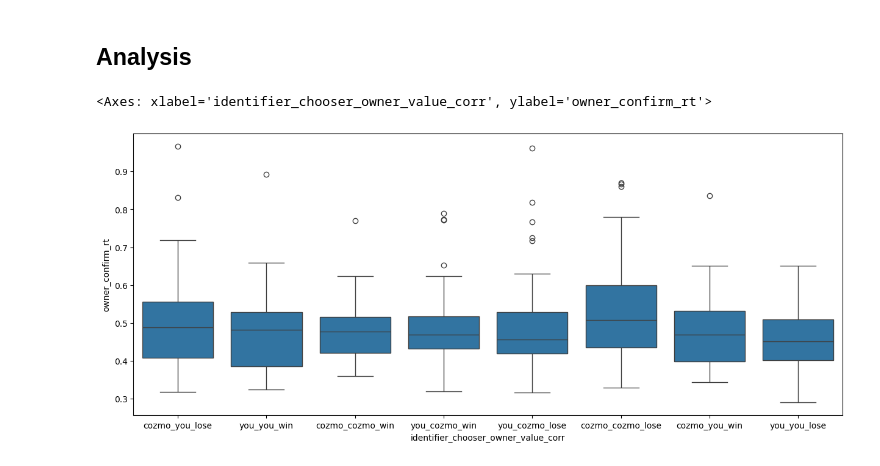
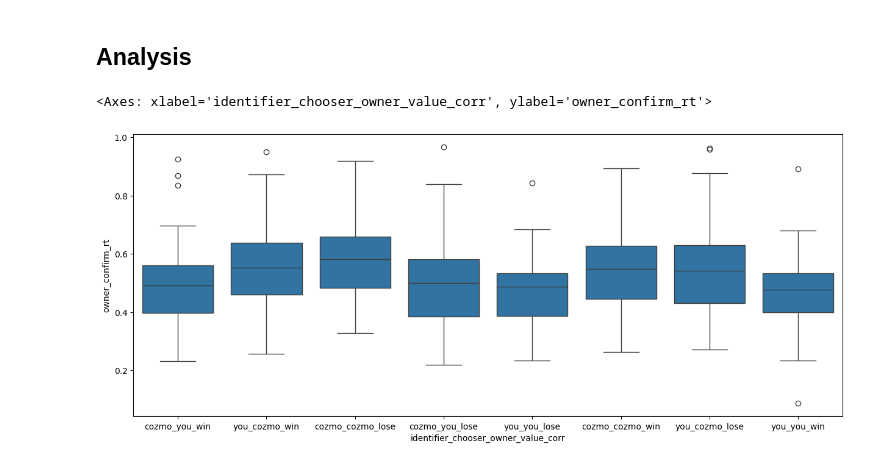
Before and after one commit to anjaghub/master_thesis, a Jupyter notebook: analysis.ipynb, the cells around one changed output. Saved outputs shown, nothing was run; the diff lists cells and outputs as text; code cells hidden in the pictures.

```diff
--- a/analysis.ipynb
+++ b/analysis.ipynb
@@ -15,10 +15,10 @@ import data_prep
 ## Preprocessing
 # %%
 # List all data files which should be preprocessed
-data_files = ['data_clara.csv', 'data_nora.csv']
+data_files = ['data_nora.csv', 'data_clara.csv'] # , 'data_nora.csv'
 # %%
 # Call preprocessing function and store data in one data df
 data = data_prep.prepare_data(data_files)
 # %%
 # Create trial index per participant
-data['index_corr'] = data.groupby('participant').cumcount() + 1
+data['trial_index_within_participant'] = data.groupby('participant').cumcount() + 1
@@ -120,7 +151,8 @@ data.groupby(['participant','value_distribution']).describe()
 ## Analysis
 # %%
 # Clean from rows where response was too slow or wrong
-data = data[(data['bool_slow_color_choice_or_confirm'] == False) &
+#TODO: discuss what we want to sort out?
+data_n = data[(data['bool_slow_color_choice_or_confirm'] == False) &
             (data['bool_wrong_color_confirm'] == False) &
             (data['bool_slow_owner_confirm'] == False) &
             (data['bool_wrong_owner_confirm'] == False)]
@@ -132,12 +164,13 @@ data.to_csv('/Users/anja/Desktop/data_mt/output_data.csv', index=False)
 # %%
 # Normal distribution of reaction time? Any outliers?
 # %%
-# Reaction time per condition group #TODO:change to violin plot when more data is available https://python-graph-gallery.com/39-hidden-data-under-boxplot/
+# Reaction time per condition group
+#TODO:change to violin plot when more data is available https://python-graph-gallery.com/39-hidden-data-under-boxplot/
 plt.figure(figsize=(15, 6))
-sns.boxplot( x=data_df["identifier_chooser_owner_value_corr"], y=data_df["owner_confirm_rt"] )
+sns.boxplot( x=data["identifier_chooser_owner_value_corr"], y=data["owner_confirm_rt"] )
 # %% [output]
 <Axes: xlabel='identifier_chooser_owner_value_corr', ylabel='owner_confirm_rt'>
-[figure, old version]
+[figure, new version]
 # %%
 # how does reaction time develope over time? learing effects? do get people faster?
 # %%
```
Also changed, not shown: parts of 10 cells of this notebook, 1 other file.
